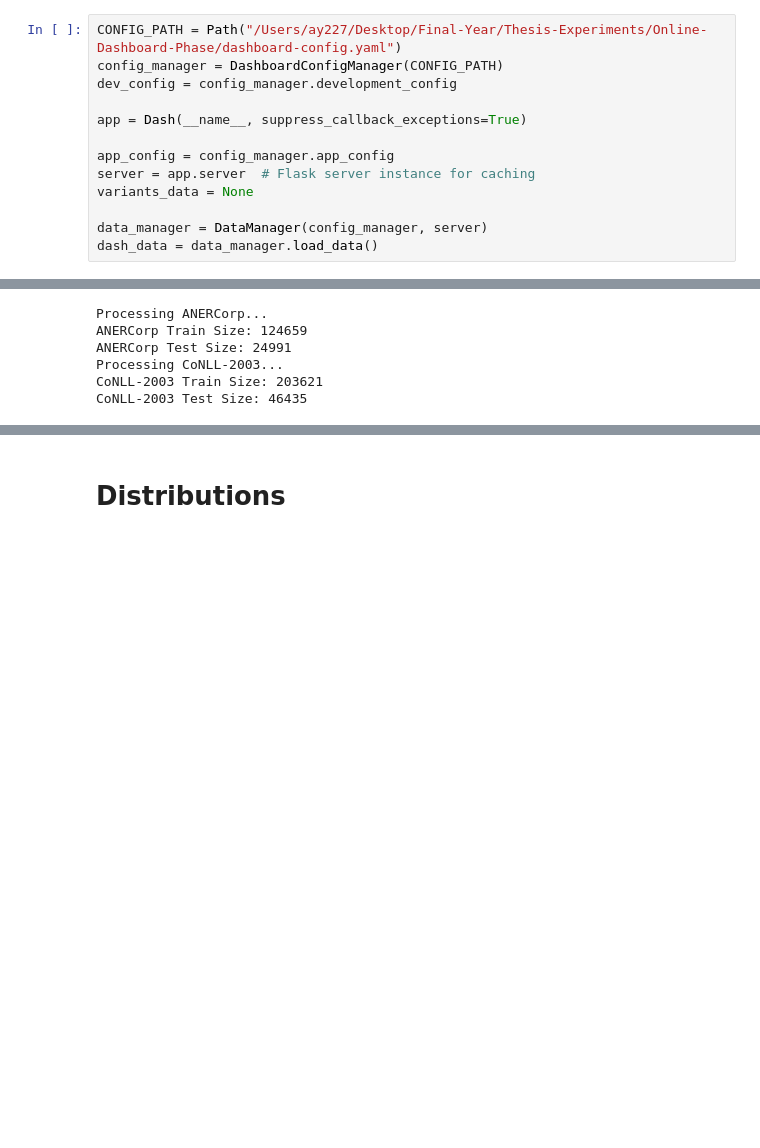
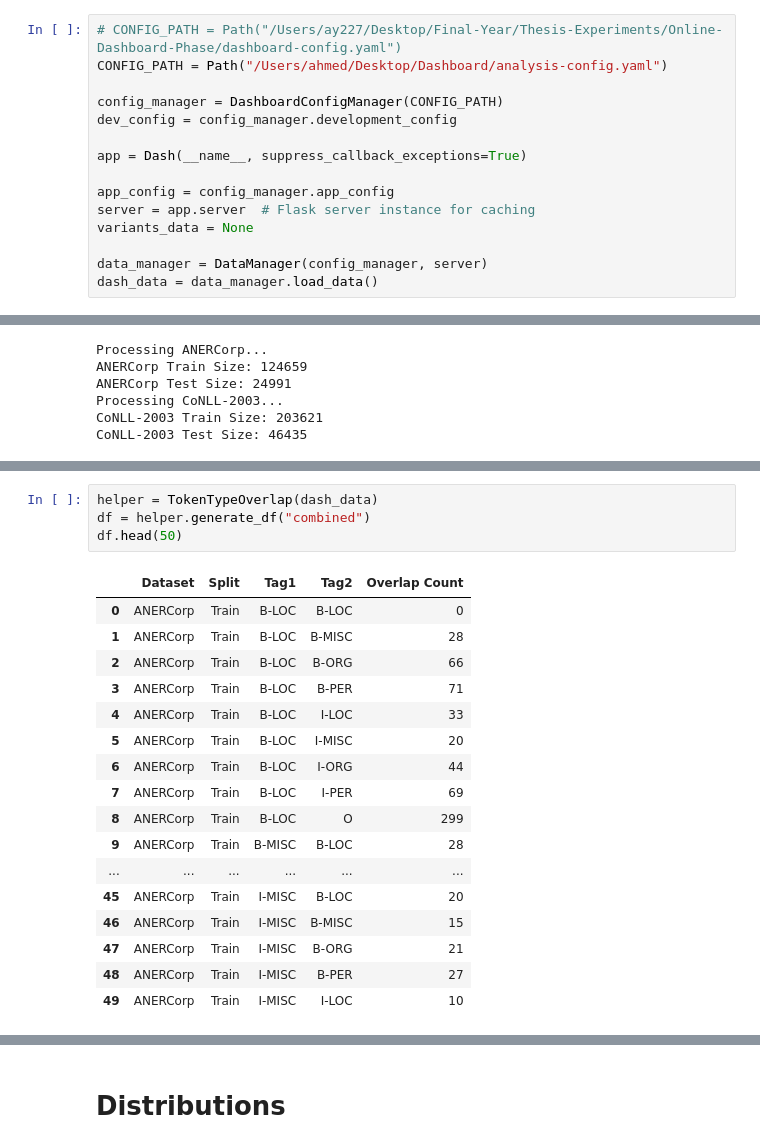
Before and after one commit to ay94/deformar-dashboard, a Jupyter notebook: notebooks/analysis/tokenization_impact-combined.ipynb, the cells around one changed output, grey strips where cells are left out. Cells and saved outputs as stored; diff of their text form; blank space fills up the shorter version.

```diff
--- a/notebooks/analysis/tokenization_impact-combined.ipynb
+++ b/notebooks/analysis/tokenization_impact-combined.ipynb
@@ -854,7 +854,9 @@ class TokenizationRateAnalyzer:
 
         fig.show()
 # %%
-CONFIG_PATH = Path("/Users/ay227/Desktop/Final-Year/Thesis-Experiments/Online-Dashboard-Phase/dashboard-config.yaml")
+# CONFIG_PATH = Path("/Users/ay227/Desktop/Final-Year/Thesis-Experiments/Online-Dashboard-Phase/dashboard-config.yaml")
+CONFIG_PATH = Path("/Users/ahmed/Desktop/Dashboard/analysis-config.yaml")
+
 config_manager = DashboardConfigManager(CONFIG_PATH)
 dev_config = config_manager.development_config
 
@@ -927,0 +1172,22 @@ CoNLL-2003 Test Size: 46435
+# %%
+helper = TokenTypeOverlap(dash_data)
+df = helper.generate_df("combined")
+df.head(50)
+# %% [output]
+|  | Dataset | Split | Tag1 | Tag2 | Overlap Count |
+| 0 | ANERCorp | Train | B-LOC | B-LOC | 0 |
+| 1 | ANERCorp | Train | B-LOC | B-MISC | 28 |
+| 2 | ANERCorp | Train | B-LOC | B-ORG | 66 |
+| 3 | ANERCorp | Train | B-LOC | B-PER | 71 |
+| 4 | ANERCorp | Train | B-LOC | I-LOC | 33 |
+| 5 | ANERCorp | Train | B-LOC | I-MISC | 20 |
+| 6 | ANERCorp | Train | B-LOC | I-ORG | 44 |
+| 7 | ANERCorp | Train | B-LOC | I-PER | 69 |
+| 8 | ANERCorp | Train | B-LOC | O | 299 |
+| 9 | ANERCorp | Train | B-MISC | B-LOC | 28 |
+| ... | ... | ... | ... | ... | ... |
+| 45 | ANERCorp | Train | I-MISC | B-LOC | 20 |
+| 46 | ANERCorp | Train | I-MISC | B-MISC | 15 |
+| 47 | ANERCorp | Train | I-MISC | B-ORG | 21 |
+| 48 | ANERCorp | Train | I-MISC | B-PER | 27 |
+| 49 | ANERCorp | Train | I-MISC | I-LOC | 10 |
```
Also changed, not shown: parts of 9 cells of this notebook, 5 other files.
